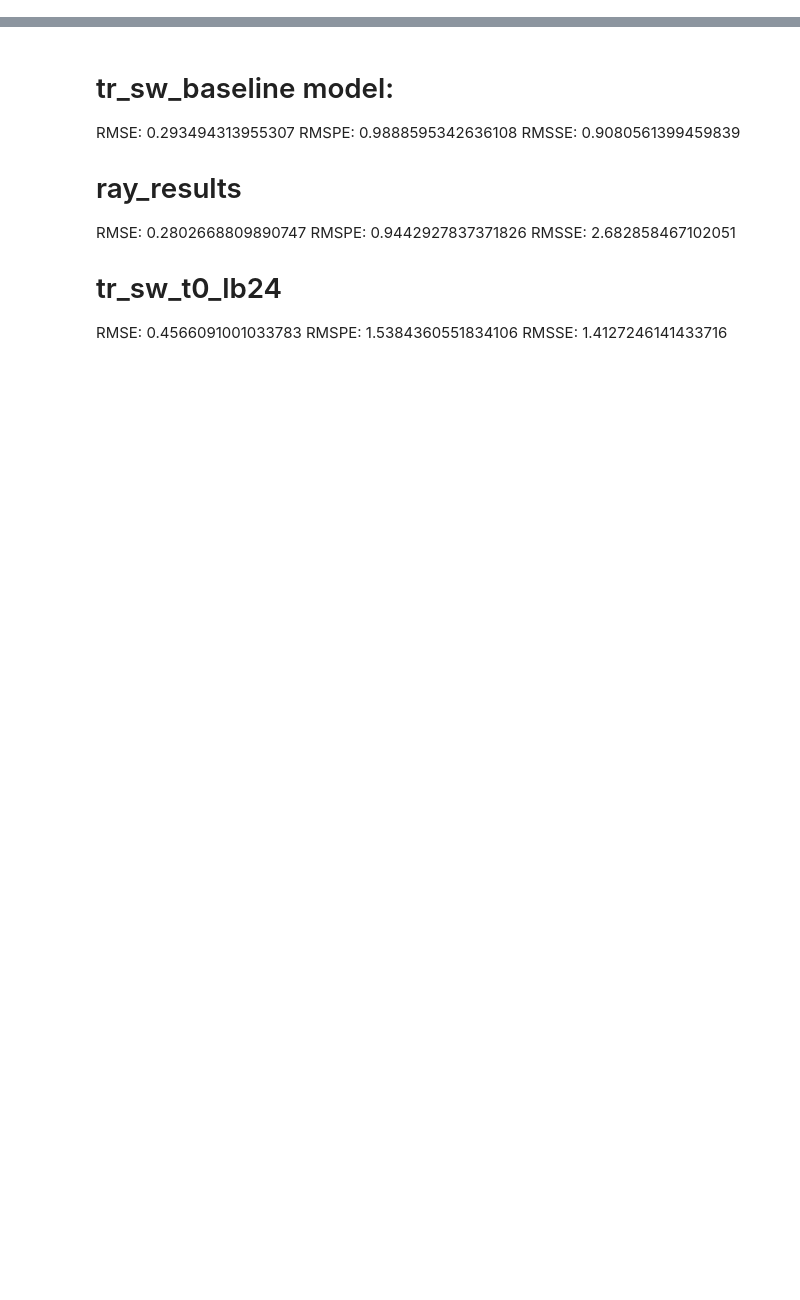
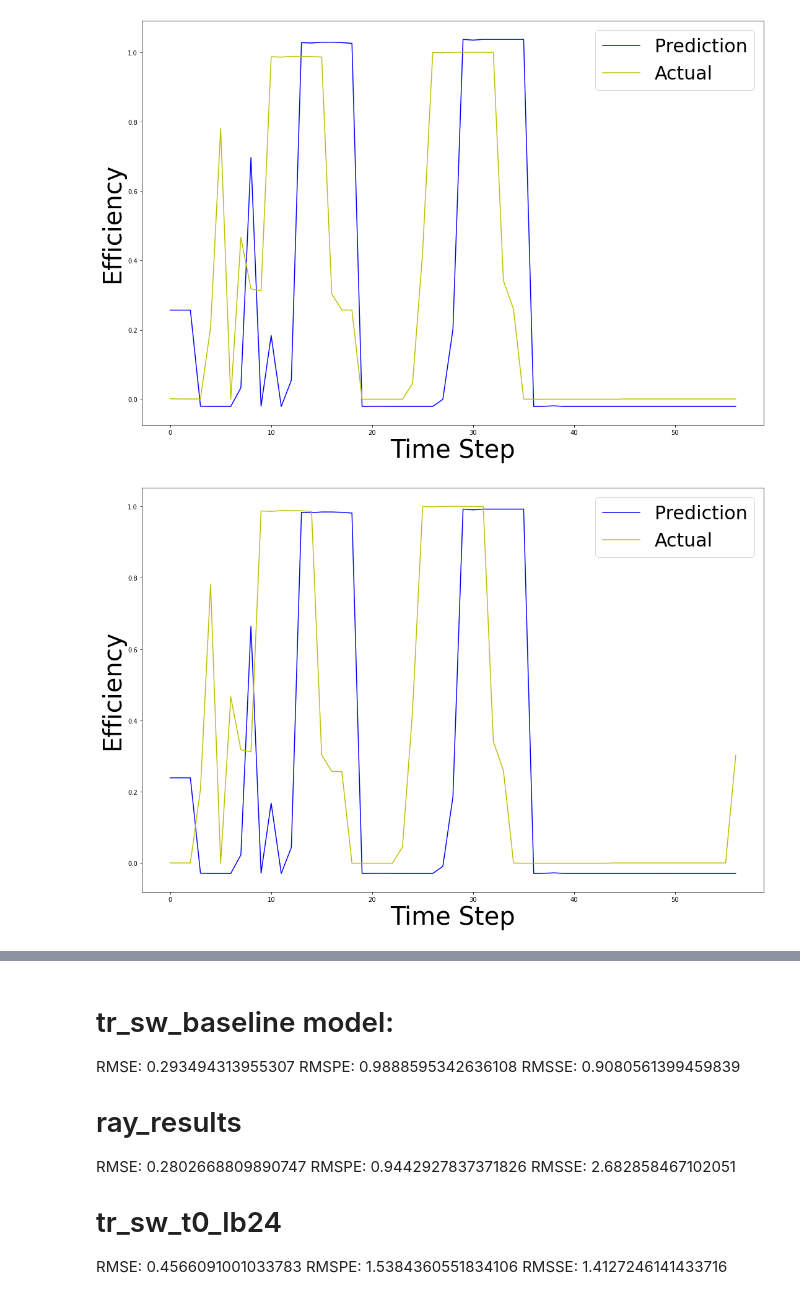
Before and after one commit to JohannesKnopp/polaris-ai, a Jupyter notebook: predictive_monitoring/gwt_approach/evaluate_model.ipynb, the cells around one changed output, grey strips where cells are left out. Drawn from its saved outputs; the diff is of its cells as text; code cells hidden in the pictures; blank space fills up the shorter version.

```diff
--- a/predictive_monitoring/gwt_approach/evaluate_model.ipynb
+++ b/predictive_monitoring/gwt_approach/evaluate_model.ipynb
@@ -89,7 +106,7 @@ def test_model(exp):
     model.eval()
 
     test_loader = DataLoader(test_data, batch_size=args.batch_size)
-    criterion = nn.L1Loss(reduction='sum').cuda()
+    criterion = nn.L1Loss().cuda()
     result = defaultdict(list)
 
     with torch.no_grad():
@@ -100,8 +117,12 @@ def test_model(exp):
             inputs, targets = inputs.to(device), targets.to(device)
             outputs = model(inputs)
             loss = criterion(outputs, targets)
+            #print(outputs, targets)
+            print(f'WOW {t_rmspe(torch.roll(targets[:,-1], 1)[1:], targets[1:,-1])}')
+            print(f'WOW2 {torch.roll(outputs[:,-1], 1)[1:], targets[1:,-1]}')
 
-            test_loss = loss.item() / targets.shape[0]
+
+            test_loss = loss.item() #/ targets.shape[0]
 
             result['loss'].append(test_loss)
 
@@ -125,4 +147,19 @@ def eval_result(result):
+# %%
+fig_path = '../experiments_result/figures_GWT'
+
+def plot_res(result, save=None):
+    for i in range(0, len(result['predicted_value'][0])):
+        plt.figure(figsize=(18,12))
+        plt.plot([x[i] for x in result['predicted_value']], color='b')
+        plt.plot([x[i] for x in result['actual_value']], color='y')
+        plt.xlabel('Time Step', fontsize=40)
+        plt.ylabel('Efficiency', fontsize=40)
+        plt.legend(['Prediction', 'Actual'], fontsize=30)
+        if save is not None:
+            out_path = os.path.join(fig_path, f'pred_act_{save}_{i}.png')
+            plt.savefig(out_path)
+        plt.show()
 # %%
-res = test_model('ray_tune_result')
+res = test_model('tr_sw_lb3_p012')
 eval_result(res)
 # %% [output]
@@ -145,0 +187,5 @@ LAG: 0.23879042267799377
+# %%
+plot_res(res)#, save='tr_sw_t012_goyal')
+# %% [output]
+[figure, added]
+[figure, added]
```
Also changed, not shown: parts of 7 cells of this notebook, 47 other files.
